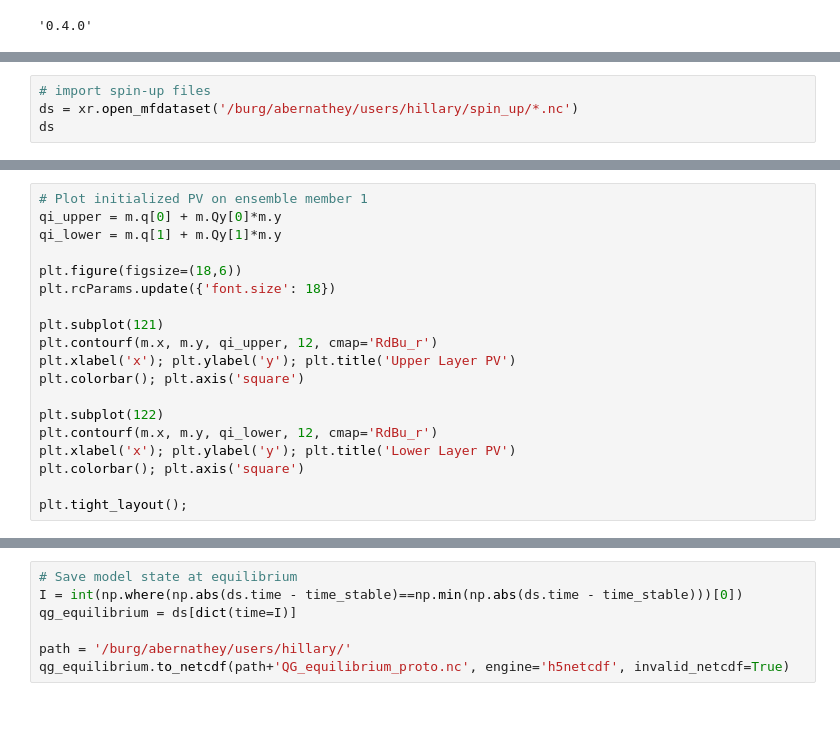
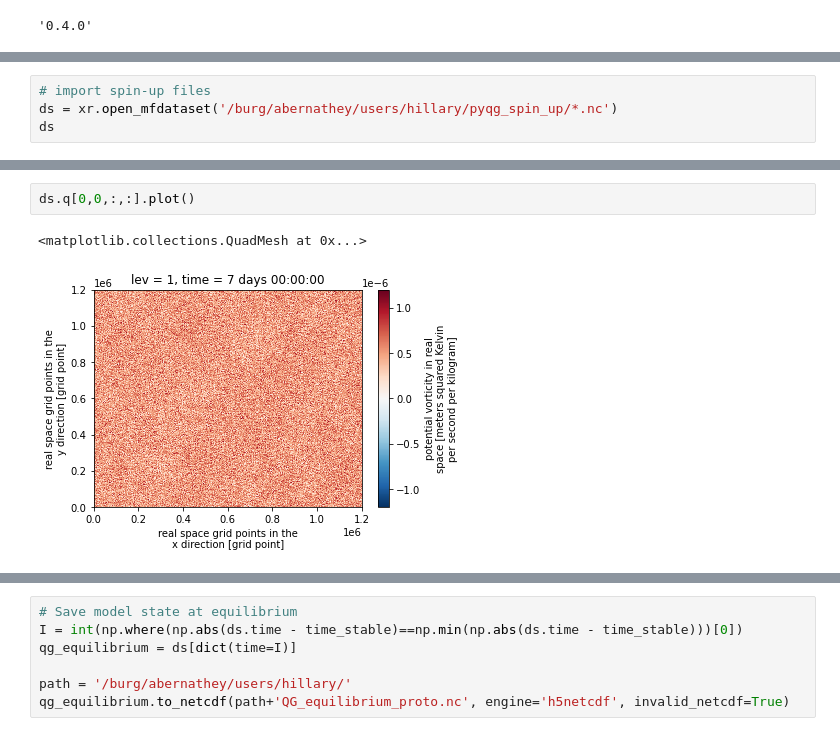
Before and after one commit to ocean-transport/lcs-ml, a Jupyter notebook: spin_up/visualize_spin_up.ipynb, the cells around one changed output, grey strips where cells are left out. Cells and saved outputs as stored; diff of their text form.

```diff
--- a/spin_up/visualize_spin_up.ipynb
+++ b/spin_up/visualize_spin_up.ipynb
@@ -17,4 +15,4 @@ dask.config.set(**{'array.slicing.split_large_chunks': True})
 # %%
 # import spin-up files
-ds = xr.open_mfdataset('/burg/abernathey/users/hillary/spin_up/*.nc')
+ds = xr.open_mfdataset('/burg/abernathey/users/hillary/pyqg_spin_up/*.nc')
 ds
@@ -21,21 +37,7 @@ ds
-# %%
-# Plot initialized PV on ensemble member 1
-qi_upper = m.q[0] + m.Qy[0]*m.y
-qi_lower = m.q[1] + m.Qy[1]*m.y
-
-plt.figure(figsize=(18,6))
-plt.rcParams.update({'font.size': 18})
-
-plt.subplot(121)
-plt.contourf(m.x, m.y, qi_upper, 12, cmap='RdBu_r')
-plt.xlabel('x'); plt.ylabel('y'); plt.title('Upper Layer PV')
-plt.colorbar(); plt.axis('square')
-
-plt.subplot(122)
-plt.contourf(m.x, m.y, qi_lower, 12, cmap='RdBu_r')
-plt.xlabel('x'); plt.ylabel('y'); plt.title('Lower Layer PV')
-plt.colorbar(); plt.axis('square')
-
-plt.tight_layout();
+# %%
+ds.q[0,0,:,:].plot()
+# %% [output]
+<matplotlib.collections.QuadMesh at 0x...>
+[figure, added]
 # %%
 ds.q[-1,1,:,:].plot()
```
Also changed, not shown: parts of 9 cells of this notebook, 7 other files.
